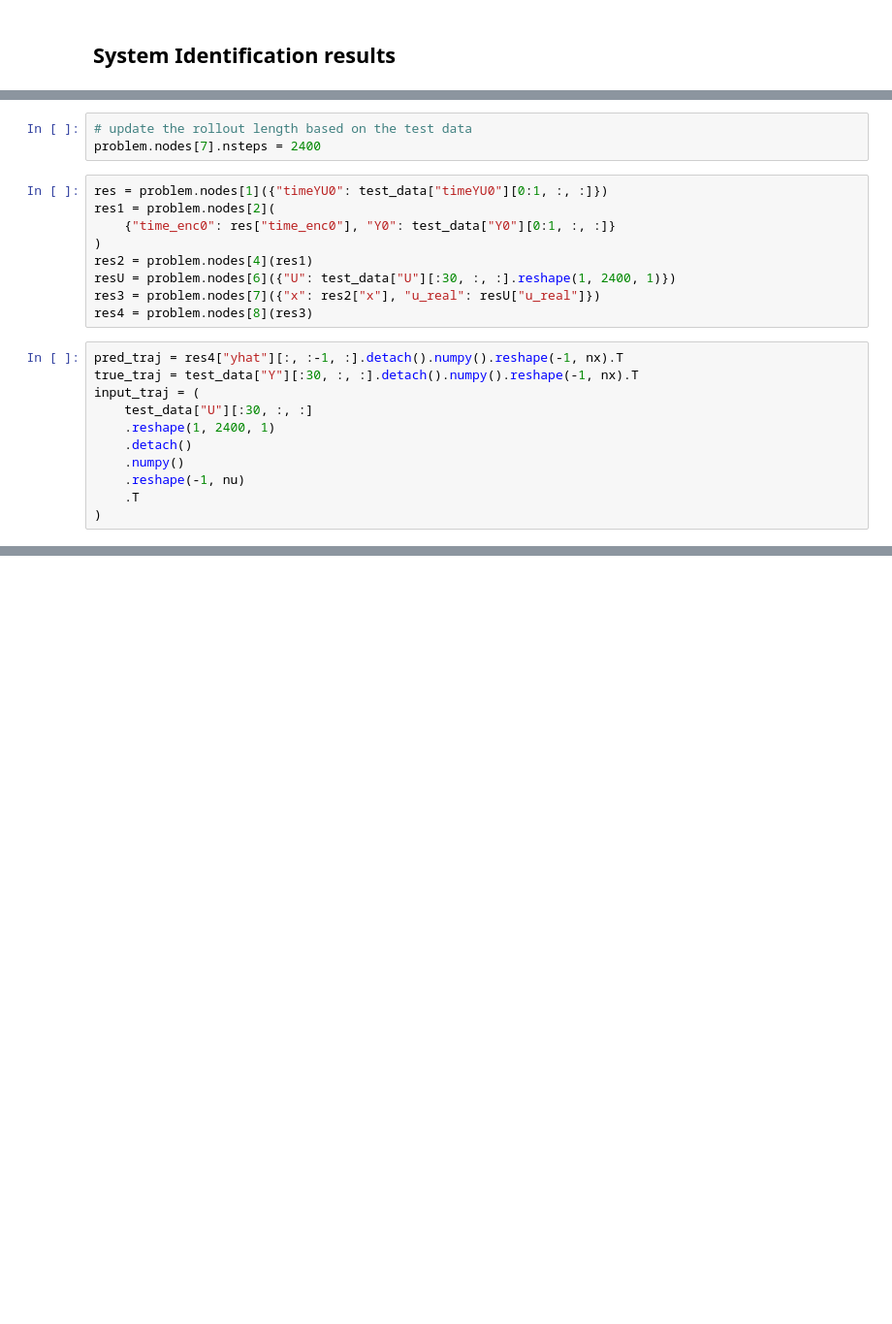
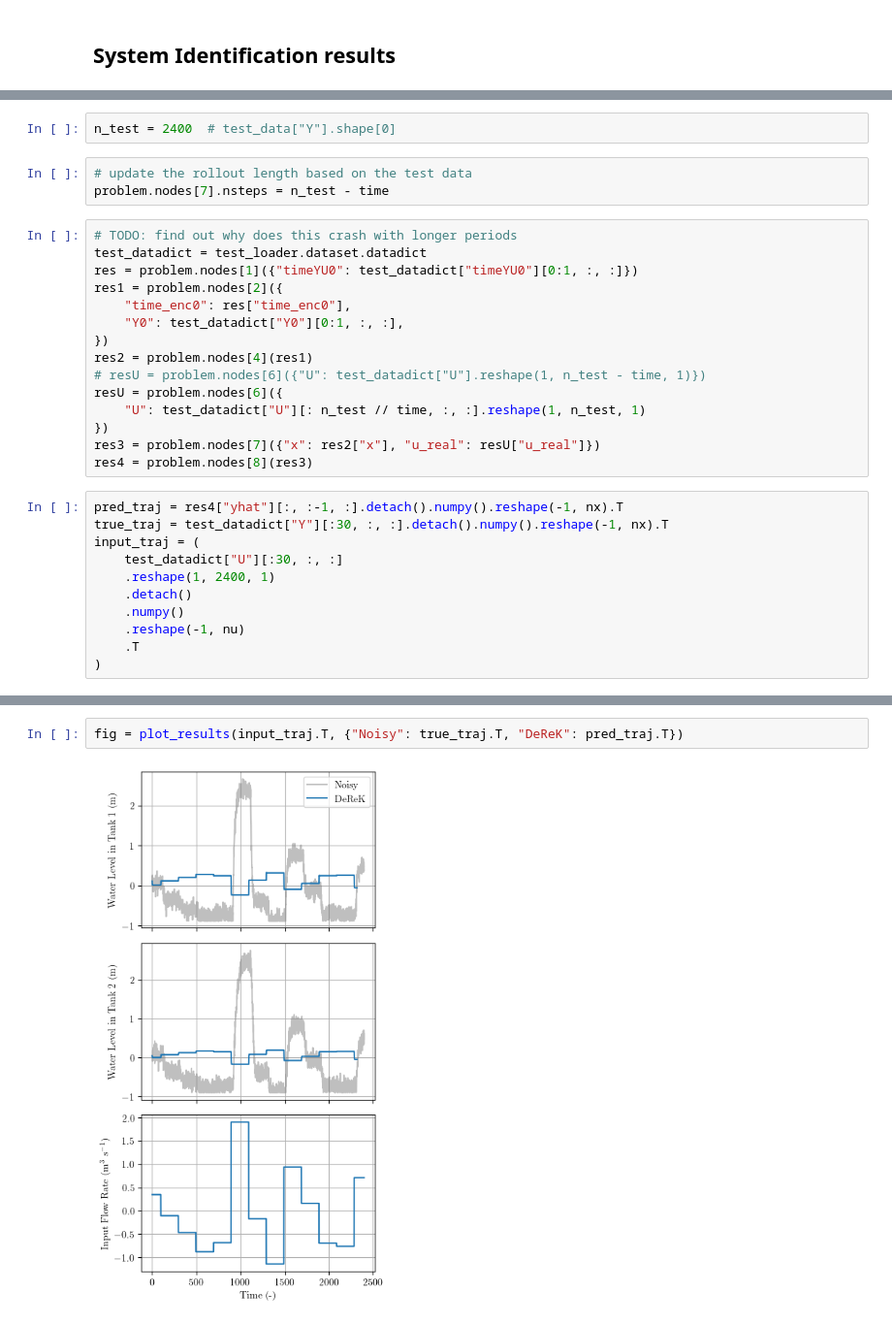
Before and after one commit to PatrikValabek/deep-koopman-with-time-delays, a Jupyter notebook: examples/delay_LSTM.ipynb, the cells around one changed output, grey strips where cells are left out. Shown at 97% size. Saved outputs shown, nothing was run; the diff lists cells and outputs as text; blank space fills up the shorter version.

```diff
--- a/examples/delay_LSTM.ipynb
+++ b/examples/delay_LSTM.ipynb
@@ -517,20 +347,28 @@ torch.save(best_model, "../results/LSTM_" + str(lstm_features) + ".pth")
+# %%
+n_test = 2400  # test_data["Y"].shape[0]
 # %%
 # update the rollout length based on the test data
-problem.nodes[7].nsteps = 2400
+problem.nodes[7].nsteps = n_test - time
 # %%
-res = problem.nodes[1]({"timeYU0": test_data["timeYU0"][0:1, :, :]})
-res1 = problem.nodes[2](
-    {"time_enc0": res["time_enc0"], "Y0": test_data["Y0"][0:1, :, :]}
-)
+# TODO: find out why does this crash with longer periods
+test_datadict = test_loader.dataset.datadict
+res = problem.nodes[1]({"timeYU0": test_datadict["timeYU0"][0:1, :, :]})
+res1 = problem.nodes[2]({
+    "time_enc0": res["time_enc0"],
+    "Y0": test_datadict["Y0"][0:1, :, :],
+})
 res2 = problem.nodes[4](res1)
-resU = problem.nodes[6]({"U": test_data["U"][:30, :, :].reshape(1, 2400, 1)})
+# resU = problem.nodes[6]({"U": test_datadict["U"].reshape(1, n_test - time, 1)})
+resU = problem.nodes[6]({
+    "U": test_datadict["U"][: n_test // time, :, :].reshape(1, n_test, 1)
+})
 res3 = problem.nodes[7]({"x": res2["x"], "u_real": resU["u_real"]})
 res4 = problem.nodes[8](res3)
 # %%
 pred_traj = res4["yhat"][:, :-1, :].detach().numpy().reshape(-1, nx).T
-true_traj = test_data["Y"][:30, :, :].detach().numpy().reshape(-1, nx).T
+true_traj = test_datadict["Y"][:30, :, :].detach().numpy().reshape(-1, nx).T
 input_traj = (
-    test_data["U"][:30, :, :]
+    test_datadict["U"][:30, :, :]
     .reshape(1, 2400, 1)
     .detach()
     .numpy()
@@ -594,3 +405,7 @@ plt.tight_layout()
+# %%
+fig = plot_results(input_traj.T, {"Noisy": true_traj.T, "DeReK": pred_traj.T})
+# %% [output]
+[figure, added]
 # %%
 # save A and B matrices, where A = K.effective_W() and B = K_B.weight
 A = K.effective_W().detach().numpy()
```
Also changed, not shown: parts of 28 cells of this notebook, 5 other files.
